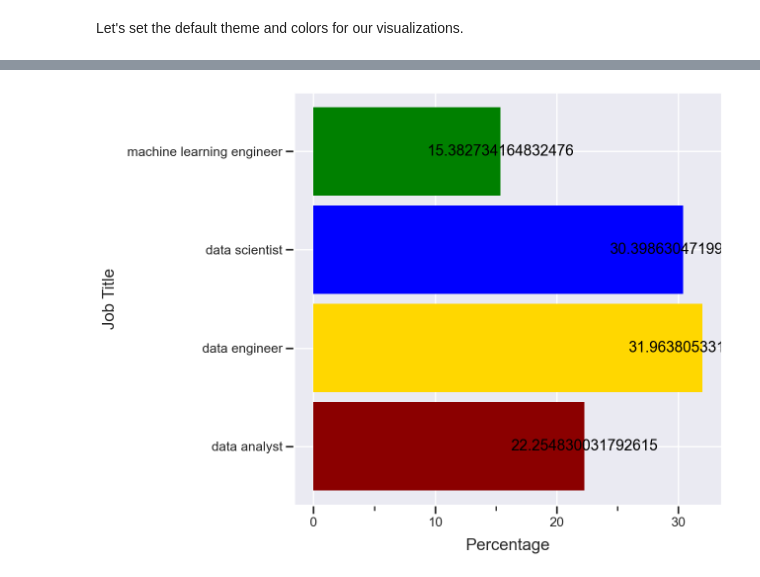
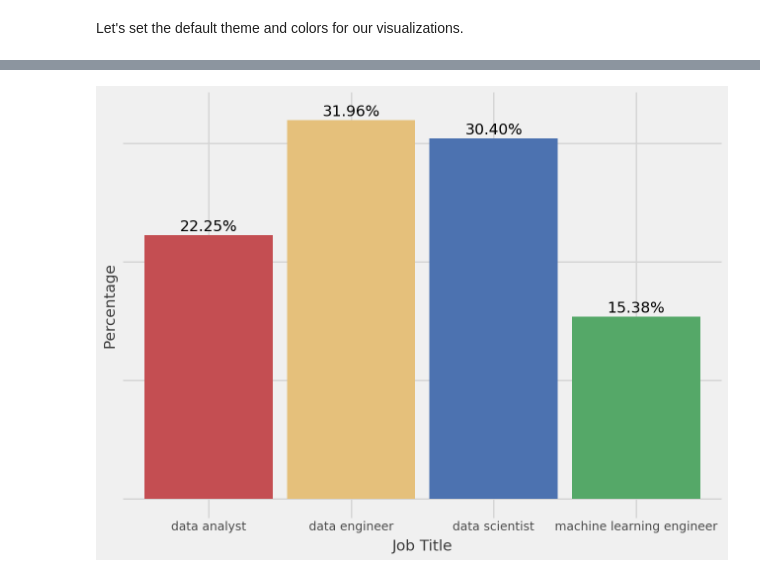
Before and after one commit to MarcoGennaro01/Data_Science_Jobs_-2020-2024-Data_Visualization, a Jupyter notebook: main.ipynb, the cells around one changed output, grey strips where cells are left out. Drawn from its saved outputs; the diff is of its cells as text; code cells hidden in the pictures.

Commit message:
added plots

```diff
--- a/main.ipynb
+++ b/main.ipynb
@@ -135,11 +150,19 @@ company_size : False
 There are no missing values. Let's convert all categorical data to the pandas Categorical type.
 # %%
 data["job_title"] = Categorical(data["job_title"])
-data["experience_level"] = Categorical(data["experience_level"])
+
+ordered_experience_variable = ["entry", "mid", "senior", "executive"]
+data["experience_level"] = Categorical(data["experience_level"],ordered = True, categories=ordered_experience_variable)
+
 data["employment_type"] = Categorical(data["employment_type"])
+
 data["work_models"] = Categorical(data["work_models"])
+
 data["data_size"] = Categorical(data["work_models"])
 
+ordered_size = ["small", "medium", "large"]
+data["company_size"] = Categorical(data["company_size"], ordered = True, categories = ordered_size)
+
 data.dtypes
 # %% [output]
 job_title             category
@@ -160,6 +183,6 @@ dtype: object
 # %% [markdown]
 Let's set the default theme and colors for our visualizations.
 # %%
-cols = ["darkred", "gold", "blue", "green"]
-theme_set(theme_seaborn())
+cols = {"data analyst":"#C44E52", "data engineer":"#E5C07B", "data scientist":"#4C72B0", "machine learning engineer":"#55A868"}
+theme_set(theme_538())
 # %% [output]
@@ -175,11 +190,11 @@ theme_set(theme_seaborn())
 # %%
 (
     ggplot(data, aes(x = 'job_title'))
     + geom_bar(aes(y = after_stat("count / sum(count) *100"), fill = "job_title"))
     + scale_fill_manual(cols, guide = None)
-    + geom_text(aes(y = after_stat("prop*100"), label = after_stat("prop*100"),group = 1),stat = 'count')
+    + geom_text(aes(y = after_stat("prop*100"), label = after_stat("prop*100"),group = 1),stat = 'count', format_string = "{:.2f}%",nudge_y = 0.7)
     + labs(y = "Percentage", x = "Job Title")
-    + coord_flip()
+    + theme(axis_text_y=element_blank(),axis_ticks_y=element_blank())
 )
 # %% [output]
-[figure, old version]
+[figure, new version]
```
Also changed, not shown: parts of 9 cells of this notebook.
